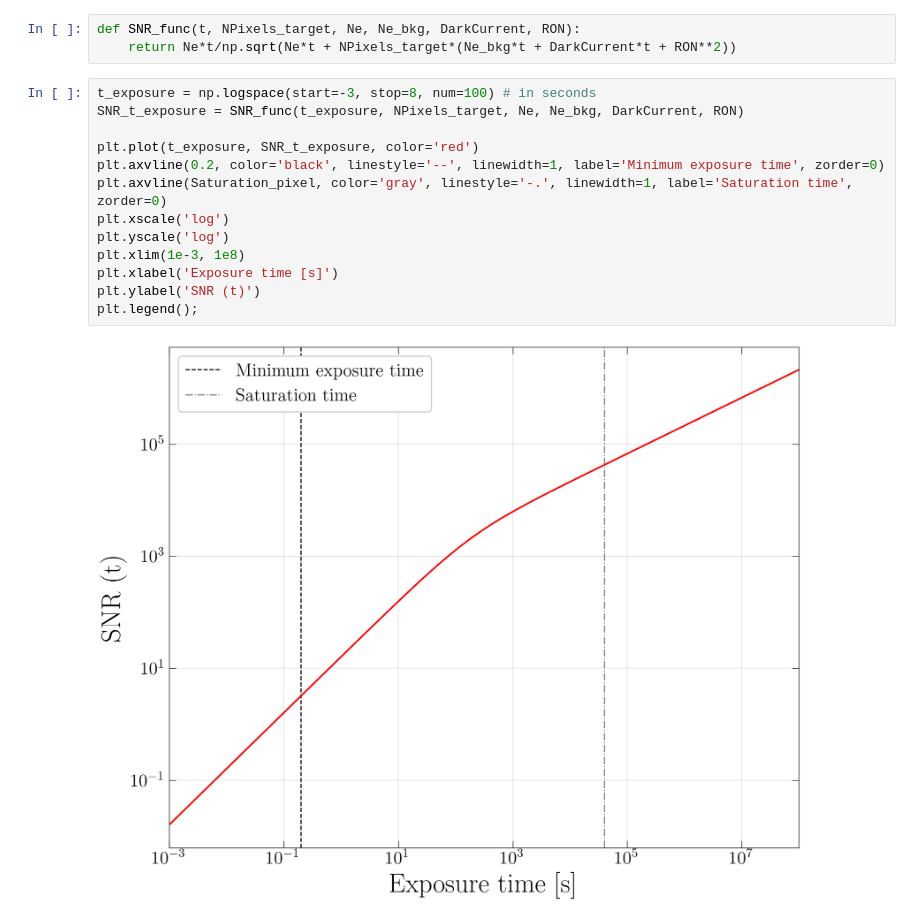
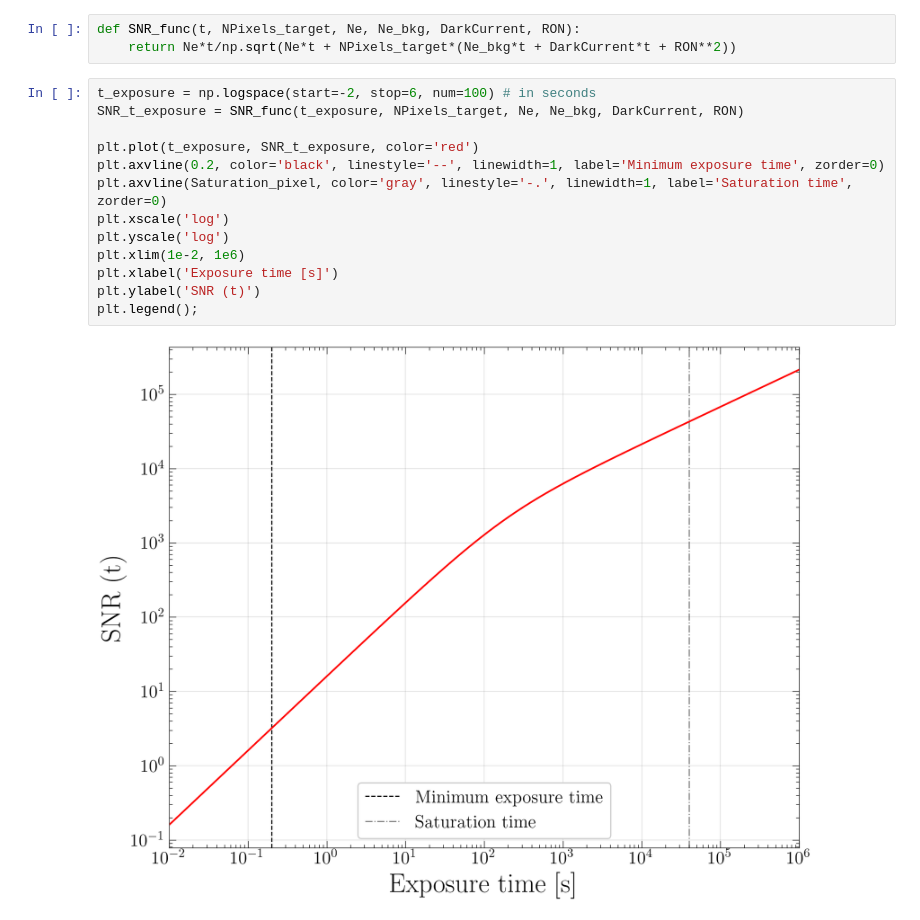
Before and after one commit to M-Bianchi/Laboratory-of-Data-Acquisition, a Jupyter notebook: Calibration.ipynb, the cells around one changed output. Drawn from its saved outputs; the diff is of its cells as text.

Commit message:
Changed plot boundaries

```diff
--- a/Calibration.ipynb
+++ b/Calibration.ipynb
@@ -184,17 +184,17 @@ $\text{SNR (t=1s)} = 15.92$
 def SNR_func(t, NPixels_target, Ne, Ne_bkg, DarkCurrent, RON):
     return Ne*t/np.sqrt(Ne*t + NPixels_target*(Ne_bkg*t + DarkCurrent*t + RON**2))
 # %%
-t_exposure = np.logspace(start=-3, stop=8, num=100) # in seconds
+t_exposure = np.logspace(start=-2, stop=6, num=100) # in seconds
 SNR_t_exposure = SNR_func(t_exposure, NPixels_target, Ne, Ne_bkg, DarkCurrent, RON)
 
 plt.plot(t_exposure, SNR_t_exposure, color='red')
 plt.axvline(0.2, color='black', linestyle='--', linewidth=1, label='Minimum exposure time', zorder=0)
 plt.axvline(Saturation_pixel, color='gray', linestyle='-.', linewidth=1, label='Saturation time', zorder=0)
 plt.xscale('log')
 plt.yscale('log')
-plt.xlim(1e-3, 1e8)
+plt.xlim(1e-2, 1e6)
 plt.xlabel('Exposure time [s]')
 plt.ylabel('SNR (t)')
 plt.legend();
 # %% [output]
-[figure, old version]
+[figure, new version]
```
